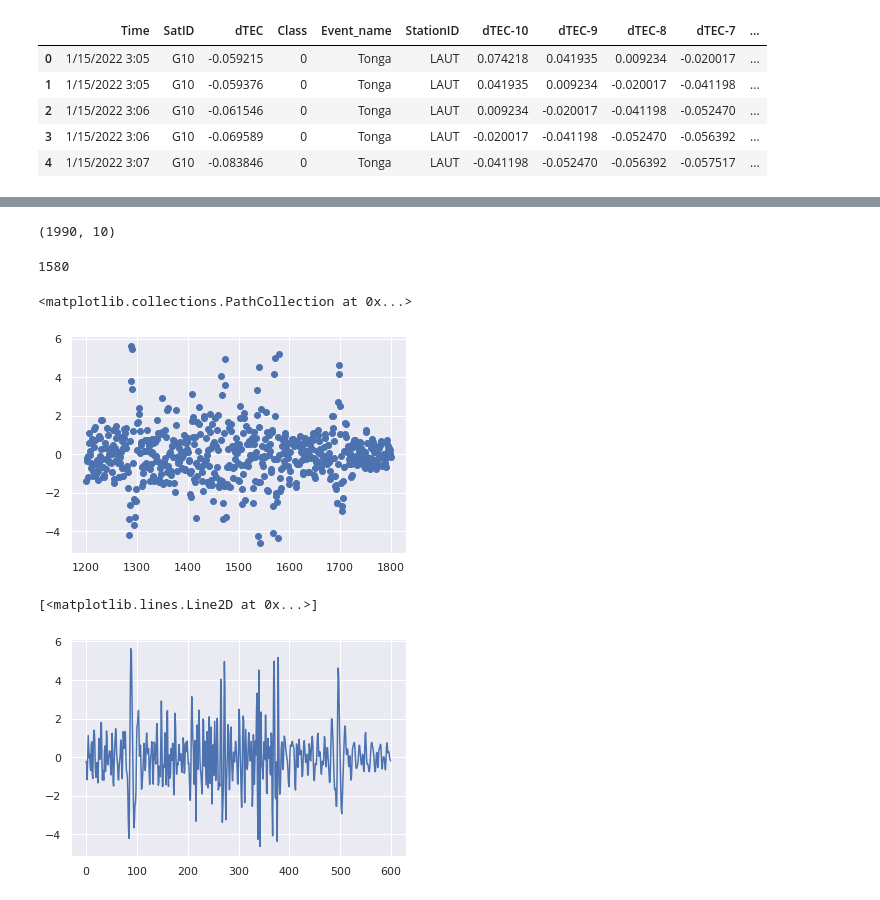
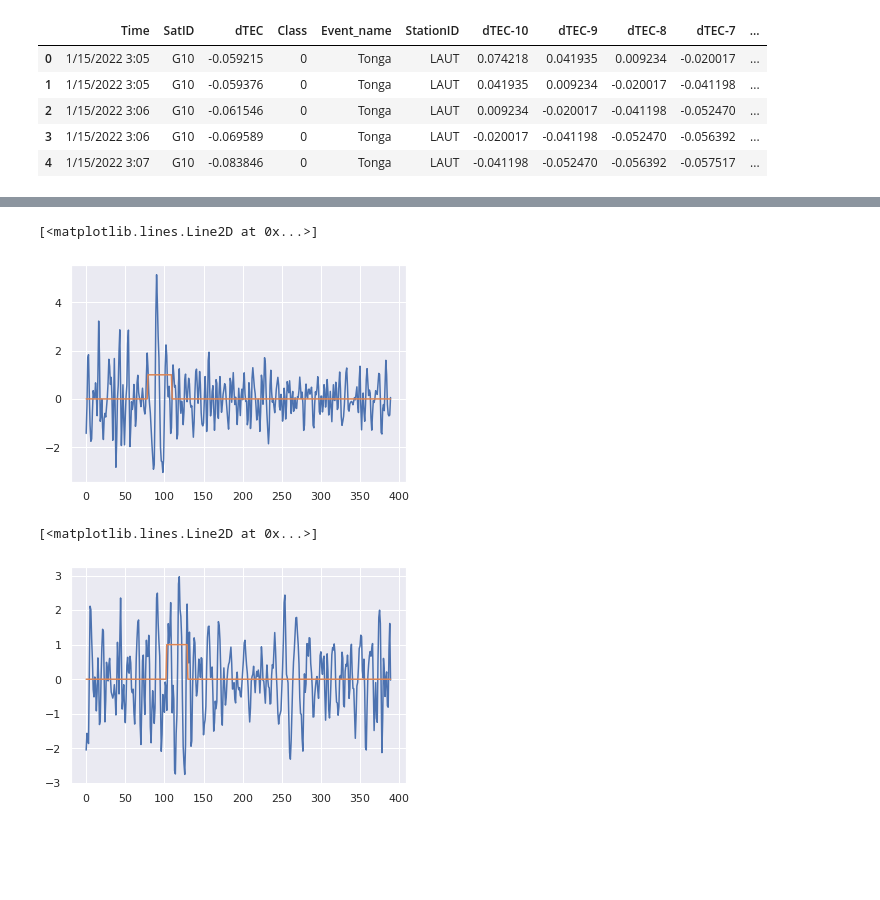
Before and after one commit to spaceonion1001/LD-CPD, a Jupyter notebook: notebooks/dtec_cleaning.ipynb, the cells around one changed output, grey strips where cells are left out. Drawn from its saved outputs; the diff is of its cells as text; code cells hidden in the pictures; blank space fills up the shorter version.

```diff
--- a/notebooks/dtec_cleaning.ipynb
+++ b/notebooks/dtec_cleaning.ipynb
@@ -129,18 +206,6 @@ sns.heatmap(np.abs(second_cov-first_cov))
-# %%
-alaska_vals.shape
-# %% [output]
-(1990, 10)
-# %%
-1530+50
-# %% [output]
-1580
-# %%
-plt.scatter(x=np.arange(1200, 1800), y=alaska_vals[1200:1800, 0])
-# %% [output]
-<matplotlib.collections.PathCollection at 0x...>
-[figure, removed]
 # %%
-plt.plot(alaska_vals[1200:1800, 1])
+plt.plot(alaska_vals[:, 1])
+plt.plot(alaska_class_piv.values[:, 1])
 # %% [output]
 [<matplotlib.lines.Line2D at 0x...>]
-[figure, old version]
+[figure, new version]
@@ -148,0 +212,6 @@ plt.plot()
+# %%
+plt.plot(alaska_vals[:, 2])
+plt.plot(alaska_class_piv.values[:, 2])
+# %% [output]
+[<matplotlib.lines.Line2D at 0x...>]
+[figure, added]
```
Also changed, not shown: parts of 33 cells of this notebook, 4 other files.
